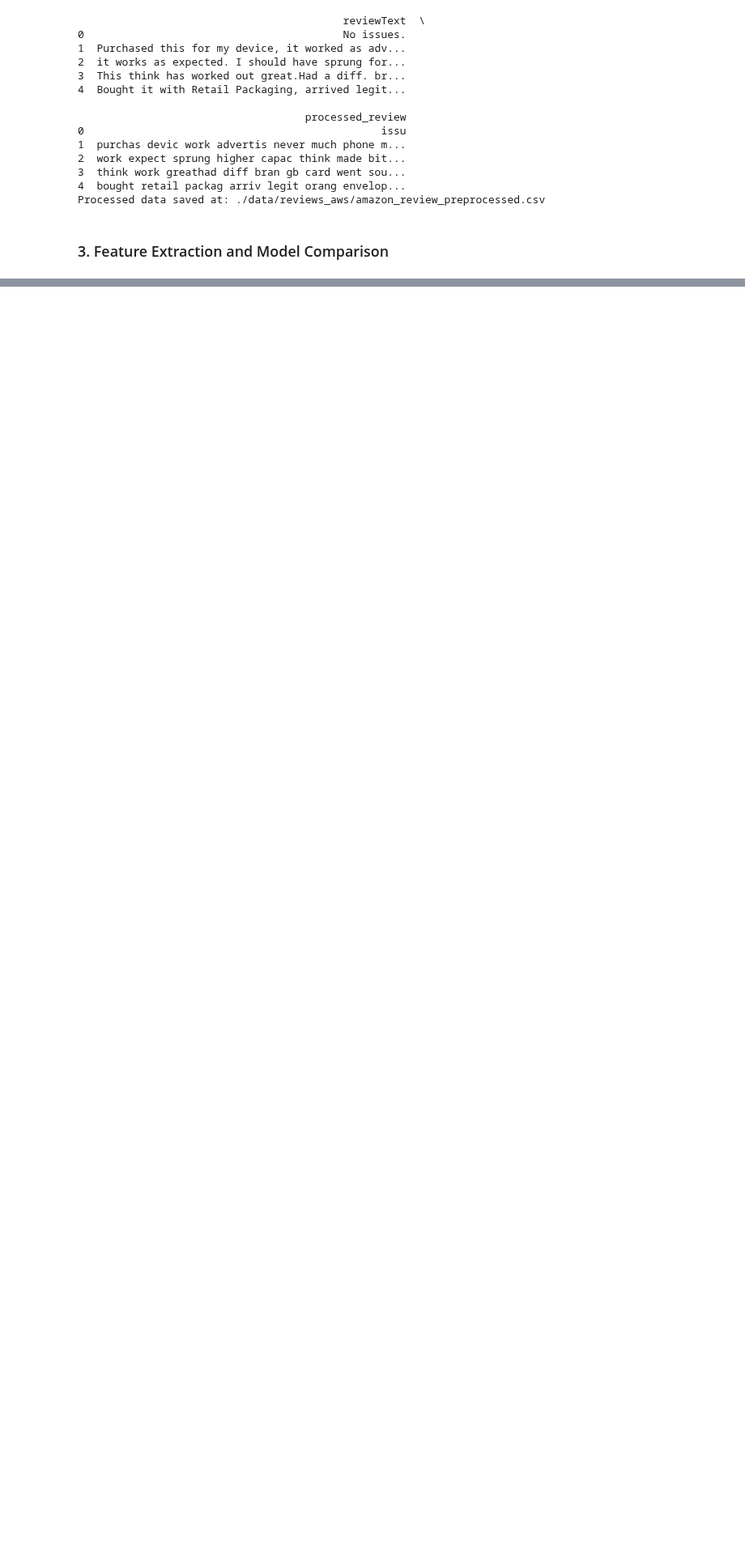
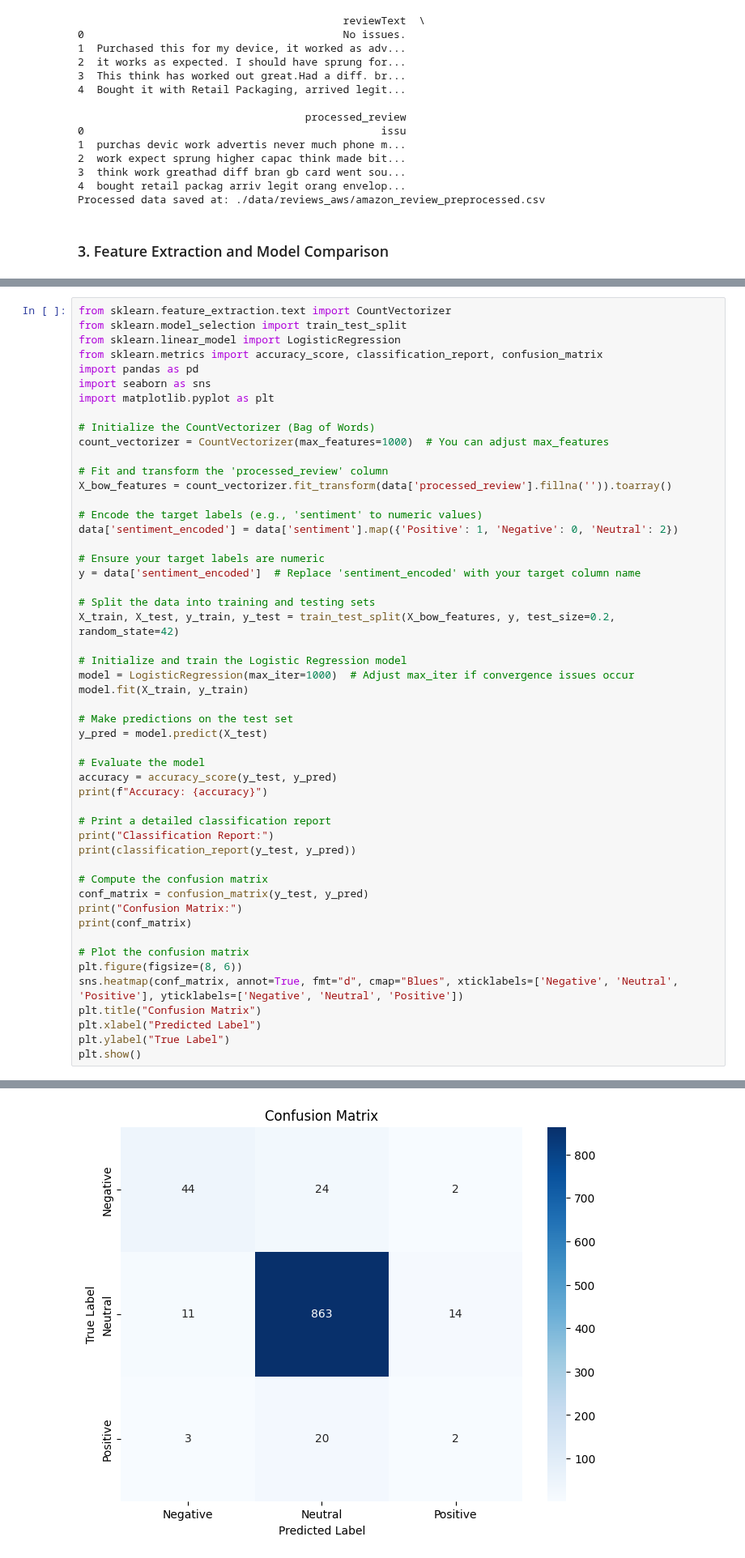
Before and after one commit to Jianting-Selina/CSCN8010_practical_lab, a Jupyter notebook: FinalProjectApplying NLP.ipynb, the cells around one changed output, grey strips where cells are left out. Shown at 81% size. Drawn from its saved outputs; the diff is of its cells as text; blank space fills up the shorter version.

```diff
--- a/FinalProjectApplying NLP.ipynb
+++ b/FinalProjectApplying NLP.ipynb
@@ -411,0 +644,52 @@ ModuleNotFoundError: No module named 'transformers'
+# %%
+from sklearn.feature_extraction.text import CountVectorizer
+from sklearn.model_selection import train_test_split
+from sklearn.linear_model import LogisticRegression
+from sklearn.metrics import accuracy_score, classification_report, confusion_matrix
+import pandas as pd
+import seaborn as sns
+import matplotlib.pyplot as plt
+
+# Initialize the CountVectorizer (Bag of Words)
+count_vectorizer = CountVectorizer(max_features=1000)  # You can adjust max_features
+
+# Fit and transform the 'processed_review' column
+X_bow_features = count_vectorizer.fit_transform(data['processed_review'].fillna('')).toarray()
+
+# Encode the target labels (e.g., 'sentiment' to numeric values)
+data['sentiment_encoded'] = data['sentiment'].map({'Positive': 1, 'Negative': 0, 'Neutral': 2})
+
+# Ensure your target labels are numeric
+y = data['sentiment_encoded']  # Replace 'sentiment_encoded' with your target column name
+
+# Split the data into training and testing sets
+X_train, X_test, y_train, y_test = train_test_split(X_bow_features, y, test_size=0.2, random_state=42)
+
+# Initialize and train the Logistic Regression model
+model = LogisticRegression(max_iter=1000)  # Adjust max_iter if convergence issues occur
+model.fit(X_train, y_train)
+
+# Make predictions on the test set
+y_pred = model.predict(X_test)
+
+# Evaluate the model
+accuracy = accuracy_score(y_test, y_pred)
+print(f"Accuracy: {accuracy}")
+
+# Print a detailed classification report
+print("Classification Report:")
+print(classification_report(y_test, y_pred))
+
+# Compute the confusion matrix
+conf_matrix = confusion_matrix(y_test, y_pred)
+print("Confusion Matrix:")
+print(conf_matrix)
+
+# Plot the confusion matrix
+plt.figure(figsize=(8, 6))
+sns.heatmap(conf_matrix, annot=True, fmt="d", cmap="Blues", xticklabels=['Negative', 'Neutral', 'Positive'], yticklabels=['Negative', 'Neutral', 'Positive'])
+plt.title("Confusion Matrix")
+plt.xlabel("Predicted Label")
+plt.ylabel("True Label")
+plt.show()
+# %% [output]
@@ -411,0 +712 @@ ModuleNotFoundError: No module named 'transformers'
+[figure, added]
```
Also changed, not shown: parts of 20 cells of this notebook.
